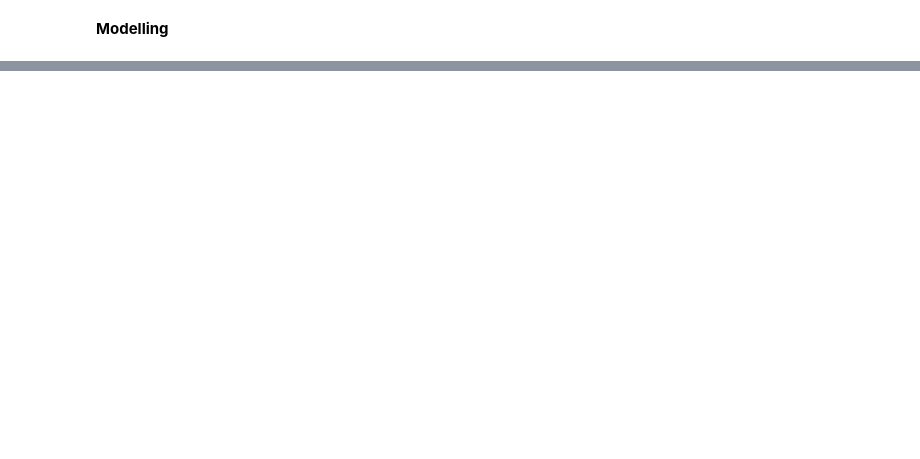
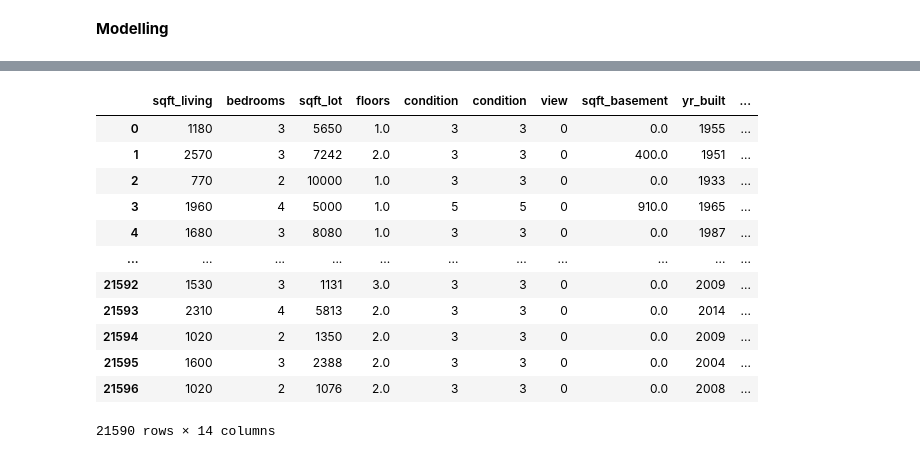
Before and after one commit to james-kibunja/dsc-phase-2-project-v2-3, a Jupyter notebook: student (2).ipynb, the cells around one changed output, grey strips where cells are left out. Saved outputs shown, nothing was run; the diff lists cells and outputs as text; code cells hidden in the pictures; blank space fills up the shorter version.

```diff
--- a/student (2).ipynb
+++ b/student (2).ipynb
@@ -394,0 +594,20 @@ sns.heatmap(data=df.corr(), annot=True);
+# %%
+#Determining the multiple variables
+y = df['price']
+X_multiple = df[['sqft_living','bedrooms','waterfront','renovated','sqft_lot','floors','condition','condition','view','sqft_basement','yr_built','sqft_lot15','renovated','zipcode']]
+X_multiple = pd.get_dummies(X_multiple, columns=['waterfront', 'renovated'], drop_first=True)
+X_multiple
+# %% [output]
+|  | sqft_living | bedrooms | sqft_lot | floors | condition | condition | view | sqft_basement | yr_built | ... |
+| 0 | 1180 | 3 | 5650 | 1.0 | 3 | 3 | 0 | 0.0 | 1955 | ... |
+| 1 | 2570 | 3 | 7242 | 2.0 | 3 | 3 | 0 | 400.0 | 1951 | ... |
+| 2 | 770 | 2 | 10000 | 1.0 | 3 | 3 | 0 | 0.0 | 1933 | ... |
+| 3 | 1960 | 4 | 5000 | 1.0 | 5 | 5 | 0 | 910.0 | 1965 | ... |
+| 4 | 1680 | 3 | 8080 | 1.0 | 3 | 3 | 0 | 0.0 | 1987 | ... |
+| ... | ... | ... | ... | ... | ... | ... | ... | ... | ... | ... |
+| 21592 | 1530 | 3 | 1131 | 3.0 | 3 | 3 | 0 | 0.0 | 2009 | ... |
+| 21593 | 2310 | 4 | 5813 | 2.0 | 3 | 3 | 0 | 0.0 | 2014 | ... |
+| 21594 | 1020 | 2 | 1350 | 2.0 | 3 | 3 | 0 | 0.0 | 2009 | ... |
+| 21595 | 1600 | 3 | 2388 | 2.0 | 3 | 3 | 0 | 0.0 | 2004 | ... |
+| 21596 | 1020 | 2 | 1076 | 2.0 | 3 | 3 | 0 | 0.0 | 2008 | ... |
+21590 rows × 14 columns
```
Also changed, not shown: parts of 21 cells of this notebook, 1 other file.
